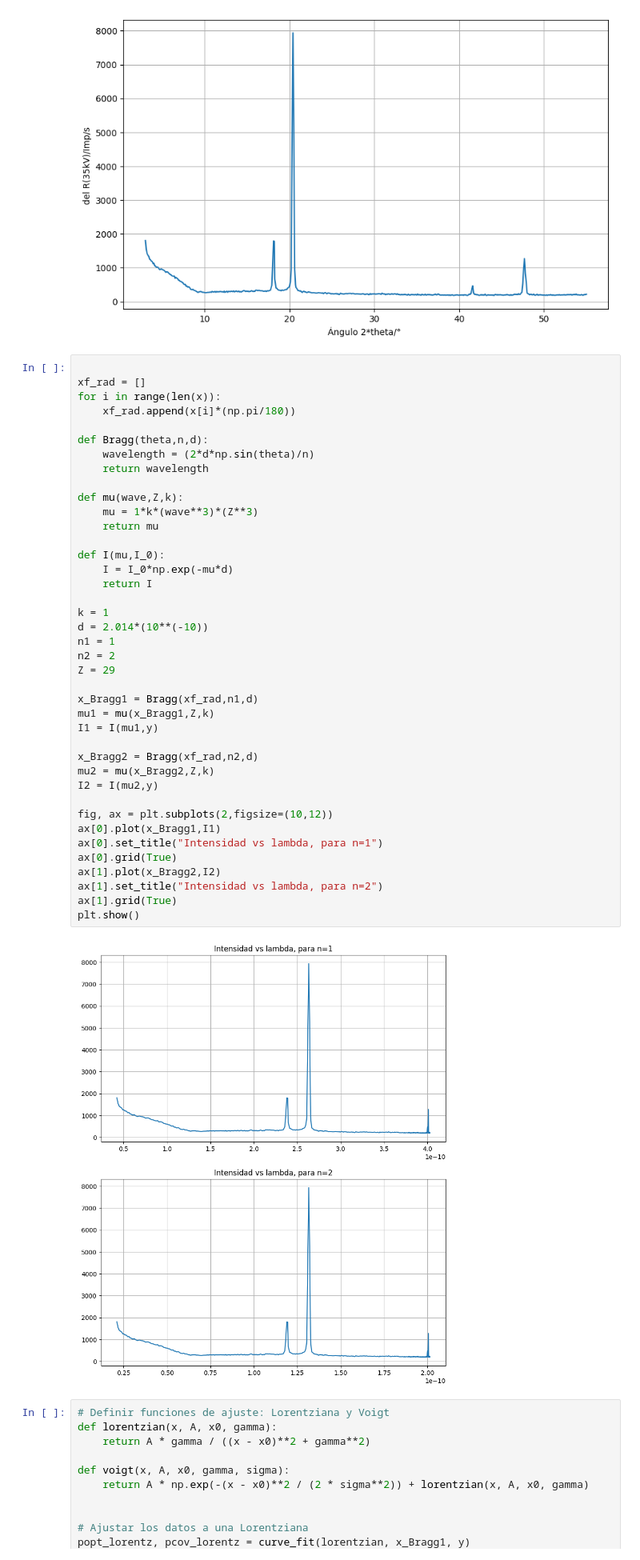
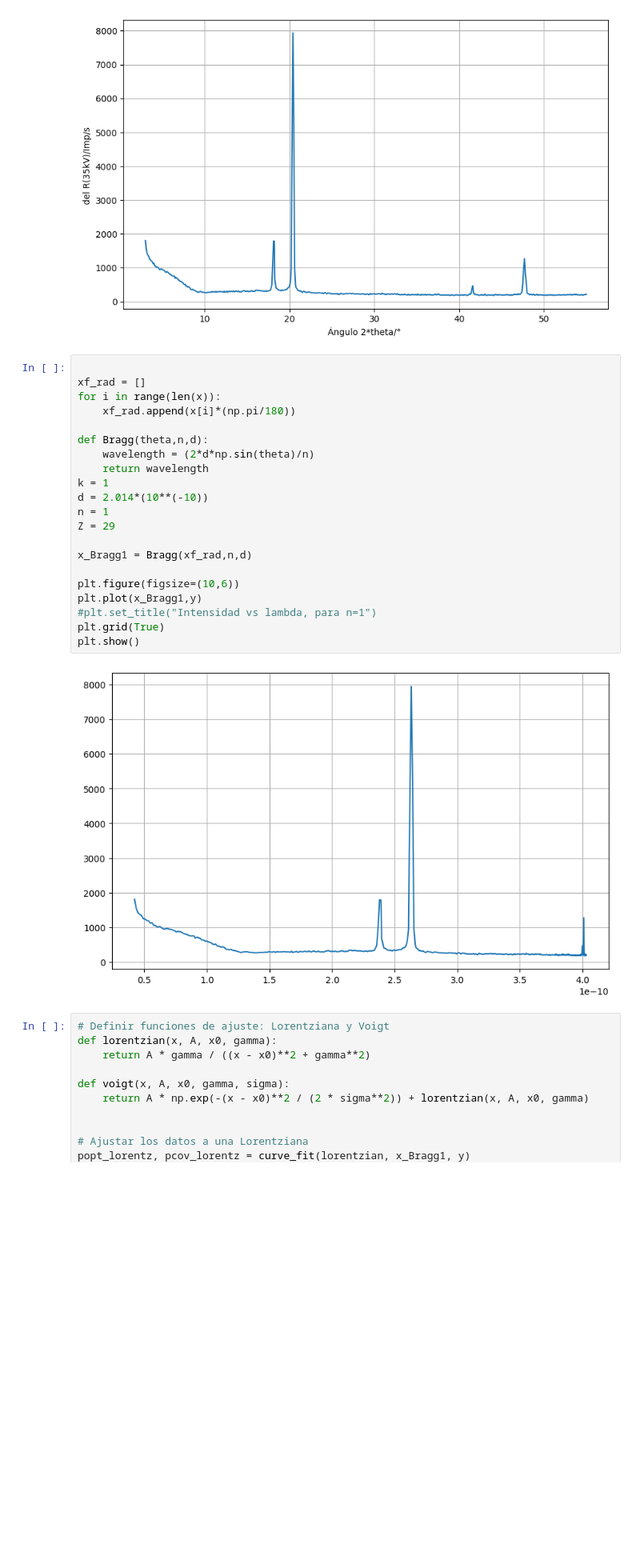
Before and after one commit to rcasasl/Laboratorio-Intermedio, a Jupyter notebook: Rayos X/graficosanalisis.ipynb, the cells around one changed output. Shown: that part at 80% size. Saved outputs shown, nothing was run; the diff lists cells and outputs as text; blank space fills up the shorter version.

```diff
--- a/Rayos X/graficosanalisis.ipynb
+++ b/Rayos X/graficosanalisis.ipynb
@@ -46,45 +46,26 @@ plt.grid(True)
 # %%
 
 xf_rad = []
 for i in range(len(x)):
     xf_rad.append(x[i]*(np.pi/180))
 
 def Bragg(theta,n,d):
     wavelength = (2*d*np.sin(theta)/n)
     return wavelength
-
-def mu(wave,Z,k):
-    mu = 1*k*(wave**3)*(Z**3)
-    return mu
-
-def I(mu,I_0):
-    I = I_0*np.exp(-mu*d)
-    return I
-
 k = 1
 d = 2.014*(10**(-10))
-n1 = 1
-n2 = 2
+n = 1
 Z = 29
 
-x_Bragg1 = Bragg(xf_rad,n1,d)
-mu1 = mu(x_Bragg1,Z,k)
-I1 = I(mu1,y)
+x_Bragg1 = Bragg(xf_rad,n,d)
 
-x_Bragg2 = Bragg(xf_rad,n2,d)
-mu2 = mu(x_Bragg2,Z,k)
-I2 = I(mu2,y)
-
-fig, ax = plt.subplots(2,figsize=(10,12))
-ax[0].plot(x_Bragg1,I1)
-ax[0].set_title("Intensidad vs lambda, para n=1")
-ax[0].grid(True)
-ax[1].plot(x_Bragg2,I2)
-ax[1].set_title("Intensidad vs lambda, para n=2")
-ax[1].grid(True)
+plt.figure(figsize=(10,6))
+plt.plot(x_Bragg1,y)
+#plt.set_title("Intensidad vs lambda, para n=1")
+plt.grid(True)
 plt.show()
 # %% [output]
-[figure, old version]
+[figure, new version]
 # %%
 # Definir funciones de ajuste: Lorentziana y Voigt
 def lorentzian(x, A, x0, gamma):
```
